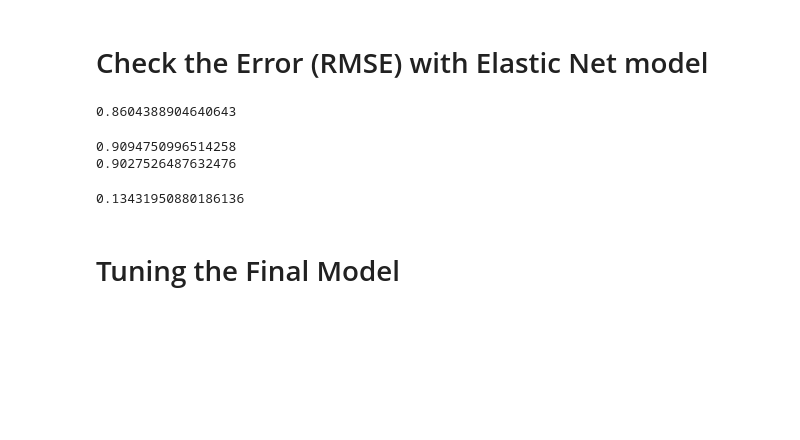
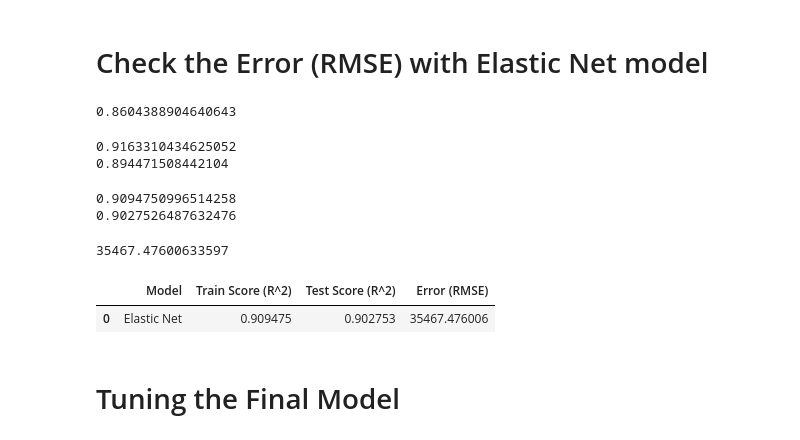
Before and after one commit to jwasham12/Ames-Iowa-Housing-Prediction, a Jupyter notebook: code/Feature Engineering and Modeling.ipynb, the cells around one changed output. Cells and saved outputs as stored; diff of their text form; code cells hidden in the pictures; blank space fills up the shorter version.

```diff
--- a/code/Feature Engineering and Modeling.ipynb
+++ b/code/Feature Engineering and Modeling.ipynb
@@ -283,11 +282,20 @@ selected_ts = test_combine[imp_feat['Features'].tolist()]
 # Check the Error (RMSE) with Elastic Net model
 # %%
 # Cross validate elastic regression
-elastic2 = ElasticNetCV(cv = 5)
+elastic2 = ElasticNetCV()
 elastic_scores2 = cross_val_score(elastic2, selected_tr, np.log(y_train), cv=5)
 elastic_scores2.mean()
 # %% [output]
 0.8604388904640643
+# %%
+# fit the model into new regression and compare R_square scores
+lasso2 = LassoCV()
+lasso_model2 = lasso2.fit(selected_tr, np.log(y_train))
+print(lasso_model2.score(selected_tr, np.log(y_train)))
+print(lasso_model2.score(selected_ts, np.log(y_test)))
+# %% [output]
+0.9163310434625052
+0.894471508442104
 # %%
 # fit the model into new regression and compare R_square scores
 elastic_model2 = elastic2.fit(selected_tr, np.log(y_train))
@@ -299,9 +307,18 @@ print(elastic_model2.score(selected_ts, np.log(y_test)))
 # %%
 # Check the Root mean square error
 pred = elastic_model2.predict(selected_ts)
-np.sqrt(mean_squared_error(np.log(y_test), pred))
+np.sqrt(mean_squared_error(y_test, np.exp(pred)))
 # %% [output]
-0.13431950880186136
+35467.47600633597
+# %%
+final = {'Model': 'Elastic Net',
+        'Train Score (R^2)': elastic_model2.score(selected_tr, np.log(y_train)),
+        'Test Score (R^2)': elastic_model2.score(selected_ts, np.log(y_test)),
+        'Error (RMSE)': np.sqrt(mean_squared_error(y_test, np.exp(pred)))}
+pd.DataFrame(final, index = range(0,1))
+# %% [output]
+|  | Model | Train Score (R^2) | Test Score (R^2) | Error (RMSE) |
+| 0 | Elastic Net | 0.909475 | 0.902753 | 35467.476006 |
 # %% [markdown]
 # Tuning the Final Model
 # %%
```
Also changed, not shown: parts of 7 cells of this notebook, 1 other file.
